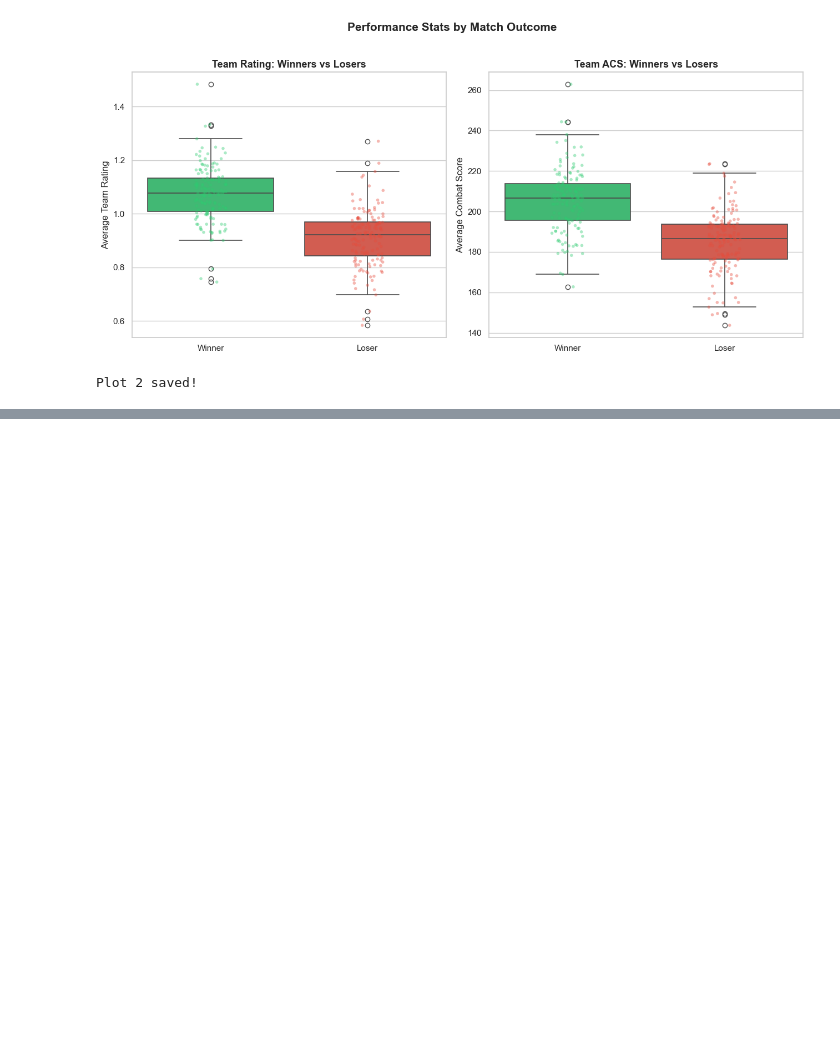
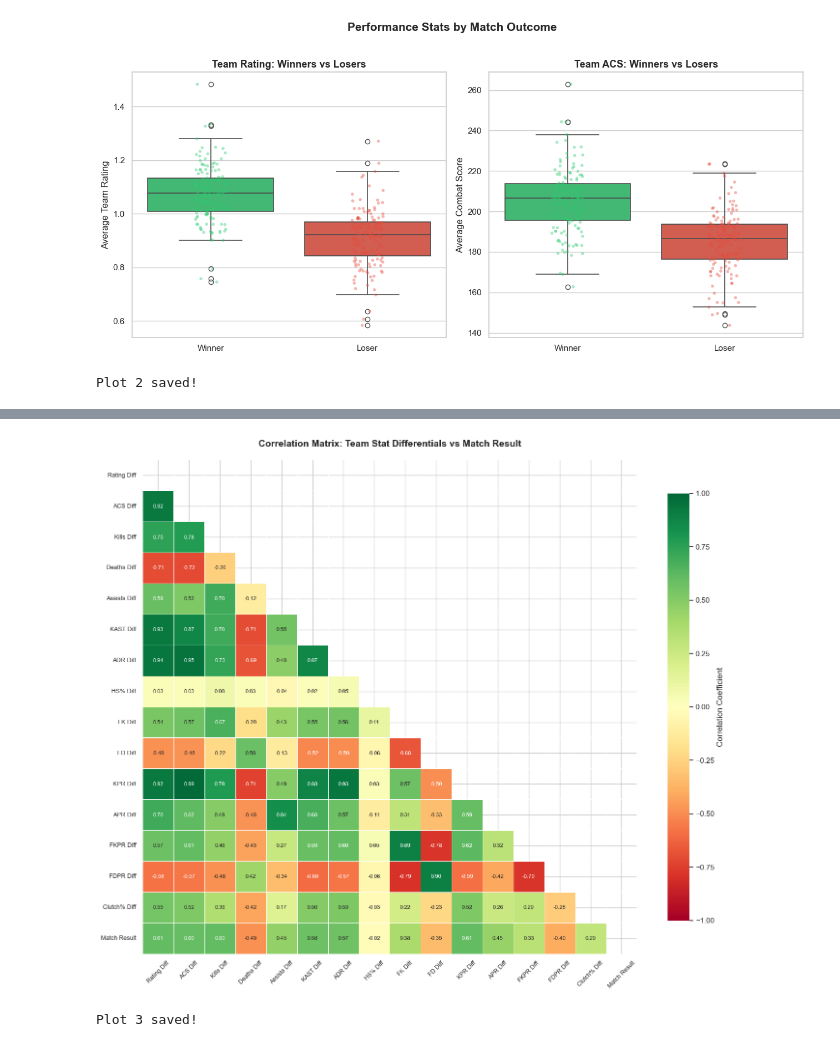
Before and after one commit to EthanSB-dev/VCT2026_Match_Predictor, a Jupyter notebook: VCTMatch_Prediction.ipynb, the cells around one changed output, grey strips where cells are left out. Saved outputs shown, nothing was run; the diff lists cells and outputs as text; code cells hidden in the pictures; blank space fills up the shorter version.

```diff
--- a/VCTMatch_Prediction.ipynb
+++ b/VCTMatch_Prediction.ipynb
@@ -461,0 +514,37 @@ Plot 2 saved!
+# %%
+# Plot correlation heatmap
+corr_matrix = diff_df.corr()
+
+fig, ax = plt.subplots(figsize=(14, 12))
+
+mask = np.zeros_like(corr_matrix, dtype=bool)
+mask[np.triu_indices_from(mask)] = True  # mask upper triangle
+
+sns.heatmap(
+    corr_matrix,
+    mask=mask,
+    annot=True,
+    fmt='.2f',
+    cmap='RdYlGn',
+    center=0,
+    vmin=-1, vmax=1,
+    linewidths=0.5,
+    linecolor='white',
+    annot_kws={'size': 8},
+    ax=ax,
+    square=True,
+    cbar_kws={'shrink': 0.8, 'label': 'Correlation Coefficient'}
+)
+
+ax.set_title('Correlation Matrix: Team Stat Differentials vs Match Result',
+             fontsize=14, fontweight='bold', pad=20)
+ax.tick_params(axis='x', rotation=45, labelsize=9)
+ax.tick_params(axis='y', rotation=0, labelsize=9)
+
+plt.tight_layout()
+plt.savefig('eda_plot3_correlation_heatmap.png', dpi=150, bbox_inches='tight')
+plt.show()
+print("Plot 3 saved!")
+# %% [output]
+[figure, added]
+Plot 3 saved!
```
Also changed, not shown: parts of 1 cell of this notebook, 1 other file.
